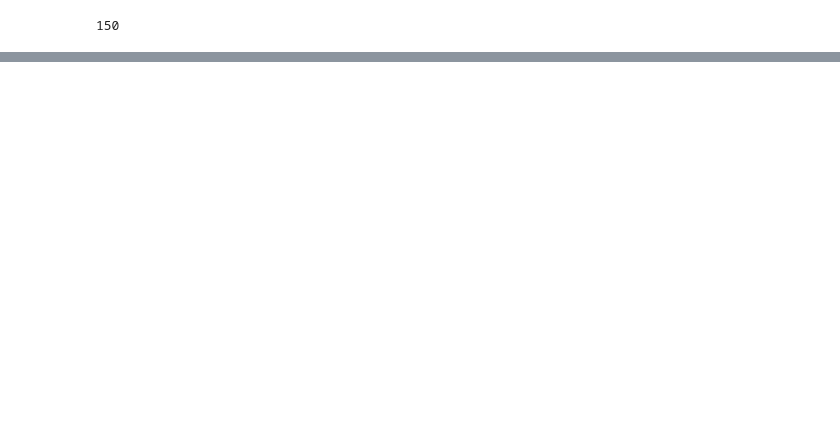
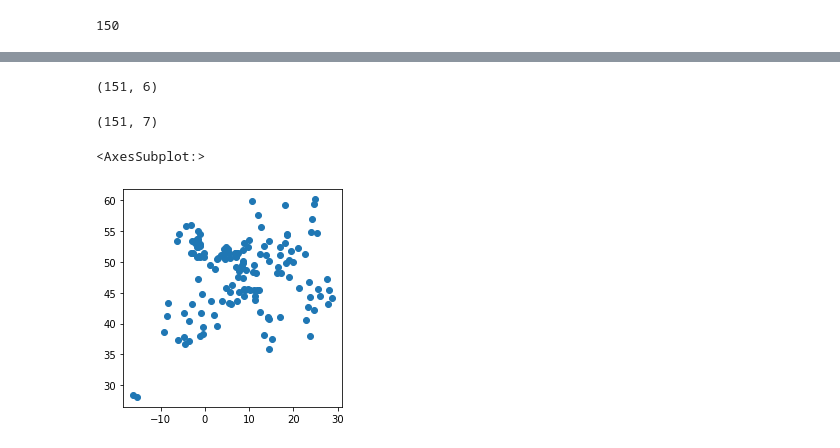
Before and after one commit to seriousdeejay/citynet, a Jupyter notebook: src/analyses/Brecht/dataframe_for_gm.ipynb, the cells around one changed output, grey strips where cells are left out. Drawn from its saved outputs; the diff is of its cells as text; code cells hidden in the pictures; blank space fills up the shorter version.

```diff
--- a/src/analyses/Brecht/dataframe_for_gm.ipynb
+++ b/src/analyses/Brecht/dataframe_for_gm.ipynb
@@ -381,0 +315,4 @@ Wuppertal is not in this dataset, added manually in QGIS based on OpenStreetMap
+# %%
+df = list_of_cities.copy()
+df = df[['id_MUA', 'Mua', 'Mua_en', 'Mua_fr', 'SizeMUA1k', 'Code_Country']]
+df.head()
@@ -381,0 +326,34 @@ Wuppertal is not in this dataset, added manually in QGIS based on OpenStreetMap
+# %%
+# change the names in coords so that they match the names in the cities dataframe
+coords.replace({'NAMA1': manual_names_v}, inplace=True)
+# %%
+output_df = []
+for index, row in coords.iterrows():
+    for index2, row2 in df.iterrows():
+        if row['NAMA1'] == row2['Mua']:
+            new_row = list(row2[['id_MUA', 'Mua', 'Mua_en', 'Mua_fr', 'SizeMUA1k', 'Code_Country']])
+            new_row.append(row.geometry)
+            output_df.append(tuple(new_row))
+        elif row['NAMN1'] == row2['Mua']:
+            new_row = list(row2[['id_MUA', 'Mua', 'Mua_en', 'Mua_fr', 'SizeMUA1k', 'Code_Country']])
+            new_row.append(row.geometry)
+            output_df.append(tuple(new_row))
+        elif row['NAMN2'] == row2['Mua']:
+            new_row = list(row2[['id_MUA', 'Mua', 'Mua_en', 'Mua_fr', 'SizeMUA1k', 'Code_Country']])
+            new_row.append(row.geometry)
+            output_df.append(tuple(new_row))
+# %%
+output_df = gpd.GeoDataFrame(output_df, columns = ['id_MUA', 'Mua', 'Mua_en', 'Mua_fr', 'SizeMUA1k', 'Code_Country', 'geometry'], crs = coords.crs)
+# %%
+df.shape
+# %% [output]
+(151, 6)
+# %%
+output_df.shape
+# %% [output]
+(151, 7)
+# %%
+output_df.plot()
+# %% [output]
+<AxesSubplot:>
+[figure, added]
```
Also changed, not shown: parts of 22 cells of this notebook, 5 other files.
